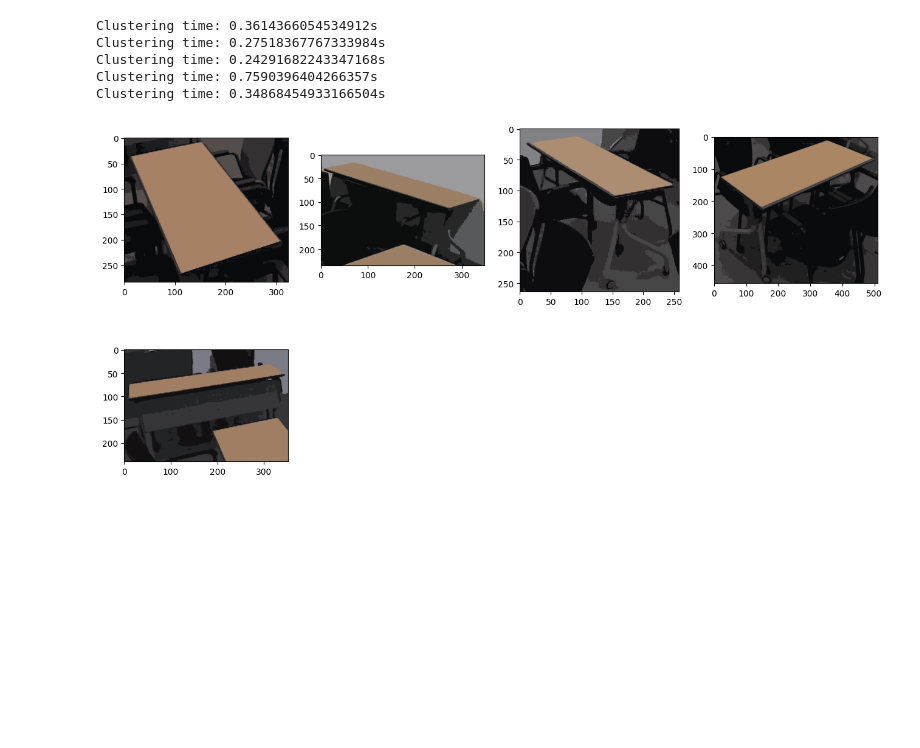
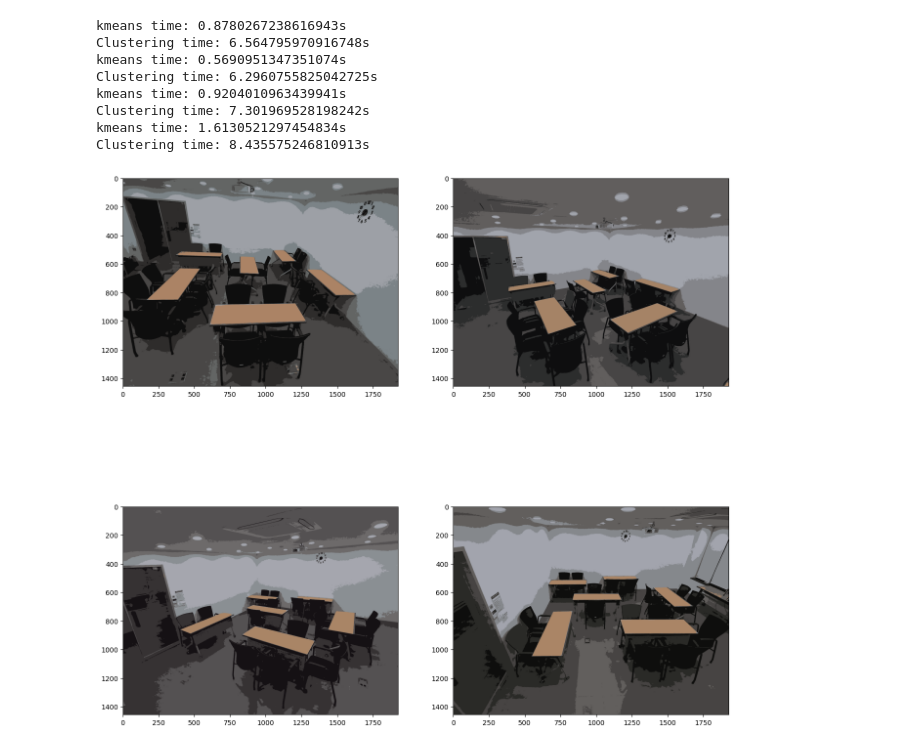
Before and after one commit to pasa3232/Vacant_seats_detector, a Jupyter notebook: kmeans.ipynb, the cells around one changed output. Drawn from its saved outputs; the diff is of its cells as text; code cells hidden in the pictures; blank space fills up the shorter version.

```diff
--- a/kmeans.ipynb
+++ b/kmeans.ipynb
@@ -12,9 +13,9 @@ from pathlib import Path
 from shapely.geometry import Polygon
 from matplotlib import pyplot as plt
 # %%
-def kmeans(im, numWords=5):
+def kmeans(im, numWords=7):
     r, c = im.shape[:-1]
-    step = 2
+    step = 4
 
     rgbs = []
     for x in range(0, c, step):
@@ -25,7 +26,9 @@ def kmeans(im, numWords=5):
     criteria = (cv2.TERM_CRITERIA_EPS + cv2.TERM_CRITERIA_MAX_ITER, 500, 1.0)
     attempts = 10
     flags = cv2.KMEANS_RANDOM_CENTERS
+    start_time = time.time()
     _, _, vocab = cv2.kmeans(rgbs, numWords, None, criteria, attempts, flags)
+    print('kmeans time: {:6}s'.format(time.time() - start_time))
 
     vocab_col = [[max(0, min(255, c)) for c in word] for word in vocab]
     return vocab, vocab_col
@@ -46,21 +49,24 @@ def clustering(im):
     out = np.array([[vocab_col[matches[x * r + y][0].trainIdx] for x in range(c)] for y in range(r)], dtype=np.uint8)
     print('Clustering time: {:6}s'.format(time.time() - start_time))
     return out
-# %%
-dir_path = "runs/detect/layout/cam1/crops/dining table/"
-
-imgs = glob(os.path.join(dir_path, '*.jpg'))
-plt.figure(figsize=(16,16))
-for i, p in enumerate(imgs):
-    im = cv2.imread(p)
-    out = clustering(im)
-    out = cv2.cvtColor(out, cv2.COLOR_BGR2RGB)
-    plt.subplot(4, 4, i+1)
-    plt.imshow(out)
-# %% [output]
-Clustering time: 0.3614366054534912s
-Clustering time: 0.27518367767333984s
-Clustering time: 0.24291682243347168s
-Clustering time: 0.7590396404266357s
-Clustering time: 0.34868454933166504s
-[figure, removed]
+# %%
+plt.figure(figsize=(16, 16))
+for id in range(4):
+    p = f"data/layout/cam{id}/00000.jpg"
+    im = cv2.imread(p)
+    out = clustering(im)
+    save_dir = Path(f'data/layout_clustered/cam{id}')
+    save_dir.mkdir(parents=True, exist_ok=True)  # make dir
+    cv2.imwrite(f"data/layout_clustered/cam{id}/00000.jpg", out)
+    plt.subplot(2, 2, id+1)
+    plt.imshow(cv2.cvtColor(out, cv2.COLOR_BGR2RGB))
+# %% [output]
+kmeans time: 0.8780267238616943s
+Clustering time: 6.564795970916748s
+kmeans time: 0.5690951347351074s
+Clustering time: 6.2960755825042725s
+kmeans time: 0.9204010963439941s
+Clustering time: 7.301969528198242s
+kmeans time: 1.6130521297454834s
+Clustering time: 8.435575246810913s
+[figure, added]
```
Also changed, not shown: parts of 1 cell of this notebook.
